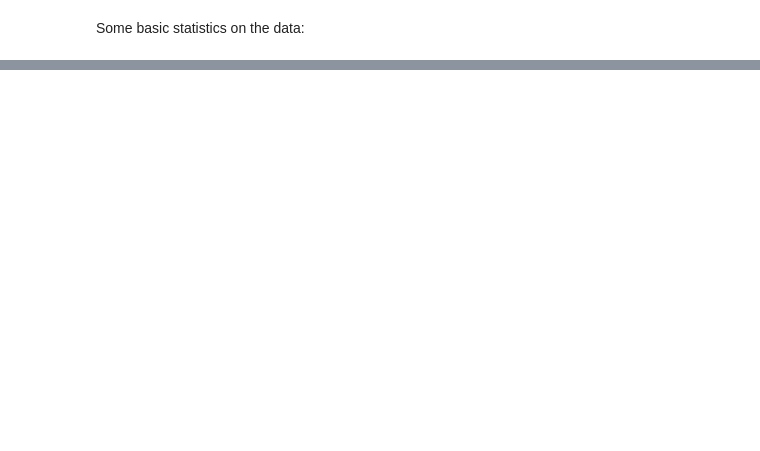
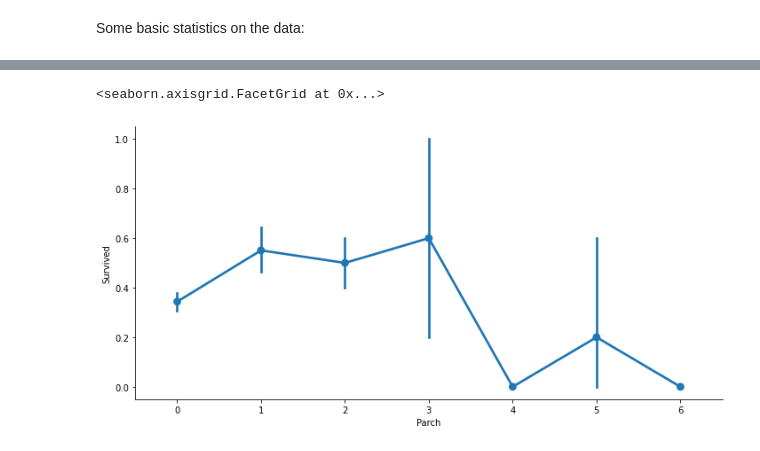
Before and after one commit to mishana/orly_hw2, a Jupyter notebook: orly_v1/solution_q1.ipynb, the cells around one changed output, grey strips where cells are left out. Drawn from its saved outputs; the diff is of its cells as text; code cells hidden in the pictures; blank space fills up the shorter version.

```diff
--- a/orly_v1/solution_q1.ipynb
+++ b/orly_v1/solution_q1.ipynb
@@ -28 +26,5 @@ df = t.to_pandas()
+# %%
+data_dir_path = Path('..') / 'data'
+train_df: pd.DataFrame = pq.read_table(data_dir_path / 'train.parquet', memory_map=True).to_pandas()
+test_df: pd.DataFrame = pq.read_table(data_dir_path / 'test.parquet', memory_map=True).to_pandas()
 # %% [markdown]
@@ -228,0 +150,5 @@ Text(0.5, 1.0, 'Linear Regression vs. Deming Regression')
+# %%
+sns.catplot(data=train_df, x='Parch', y='Survived', aspect=2, kind='point')
+# %% [output]
+<seaborn.axisgrid.FacetGrid at 0x...>
+[figure, added]
```
Also changed, not shown: parts of 90 cells of this notebook, 6 other files.
